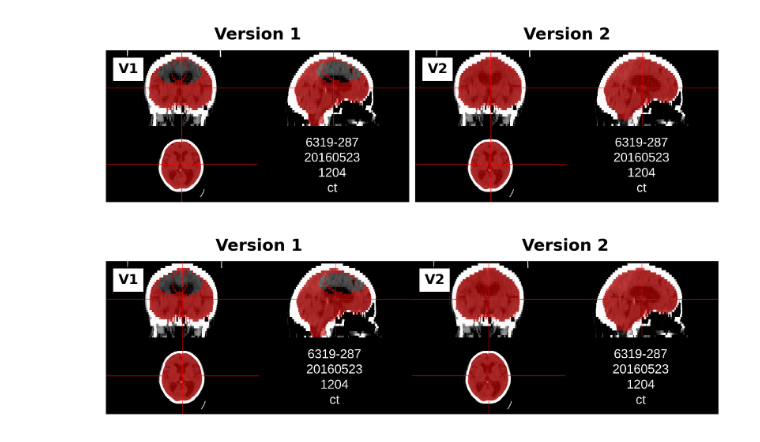
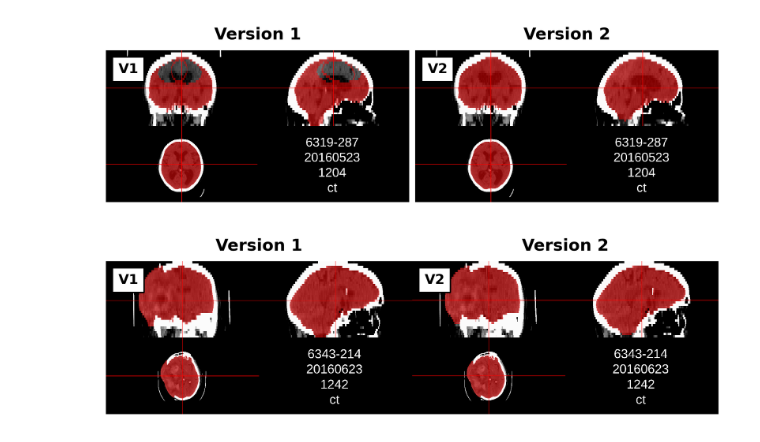
Before and after one commit to rsriram2/ichseg_rep, a Jupyter notebook: generating_plots.ipynb, the cells around one changed output. Saved outputs shown, nothing was run; the diff lists cells and outputs as text; code cells hidden in the pictures.

```diff
--- a/generating_plots.ipynb
+++ b/generating_plots.ipynb
@@ -392,41 +392,41 @@ from matplotlib.offsetbox import AnchoredText
 plt.style.use('classic')
 
 # 2. Load your two images
-img1 = mpimg.imread('/Users/rushil/ichseg/image_ss_original/6319-287_20160523_1204_ct.png')
-img2 = mpimg.imread('/Users/rushil/Downloads/image_ss/6319-287_20160523_1204_ct.png')
+img1 = mpimg.imread('/Users/rushil/ichseg/image_ss_original/6343-214_20160623_1242_ct.png')
+img2 = mpimg.imread('/Users/rushil/Downloads/image_ss/6343-214_20160623_1242_ct.png')
 
 # 3. Create a high‐res figure with white background
 fig, axes = plt.subplots(1, 2,
                          figsize=(8, 4),      # width, height in inches
                          dpi=300,             # high DPI for crisp export
                          facecolor='white')   # ensure white background
 
 # 4. Loop through each axis, plot image, remove axes, and add panel letters
 for ax, img, title, label in zip(
     axes,
     (img1, img2),
     ('Version 1', 'Version 2'),
     ('V1', 'V2')
 ):
     ax.imshow(img, interpolation='nearest')
     ax.set_title(title, pad=8, fontsize=12, fontweight='bold')
     ax.axis('off')
 
     # Add a little “A”/“B” in the corner
     at = AnchoredText(label,
                       loc='upper left',
                       prop=dict(size=10, weight='bold'),
                       frameon=True)
     at.patch.set_boxstyle("round,pad=0.02")
     ax.add_artist(at)
 
 # 5. Tweak spacing so panels sit snugly
 plt.subplots_adjust(wspace=0.0, hspace=0)
 
 
 plt.show()
 # %% [output]
-[figure, old version]
+[figure, new version]
 # %%
 import pandas as pd
 
```
